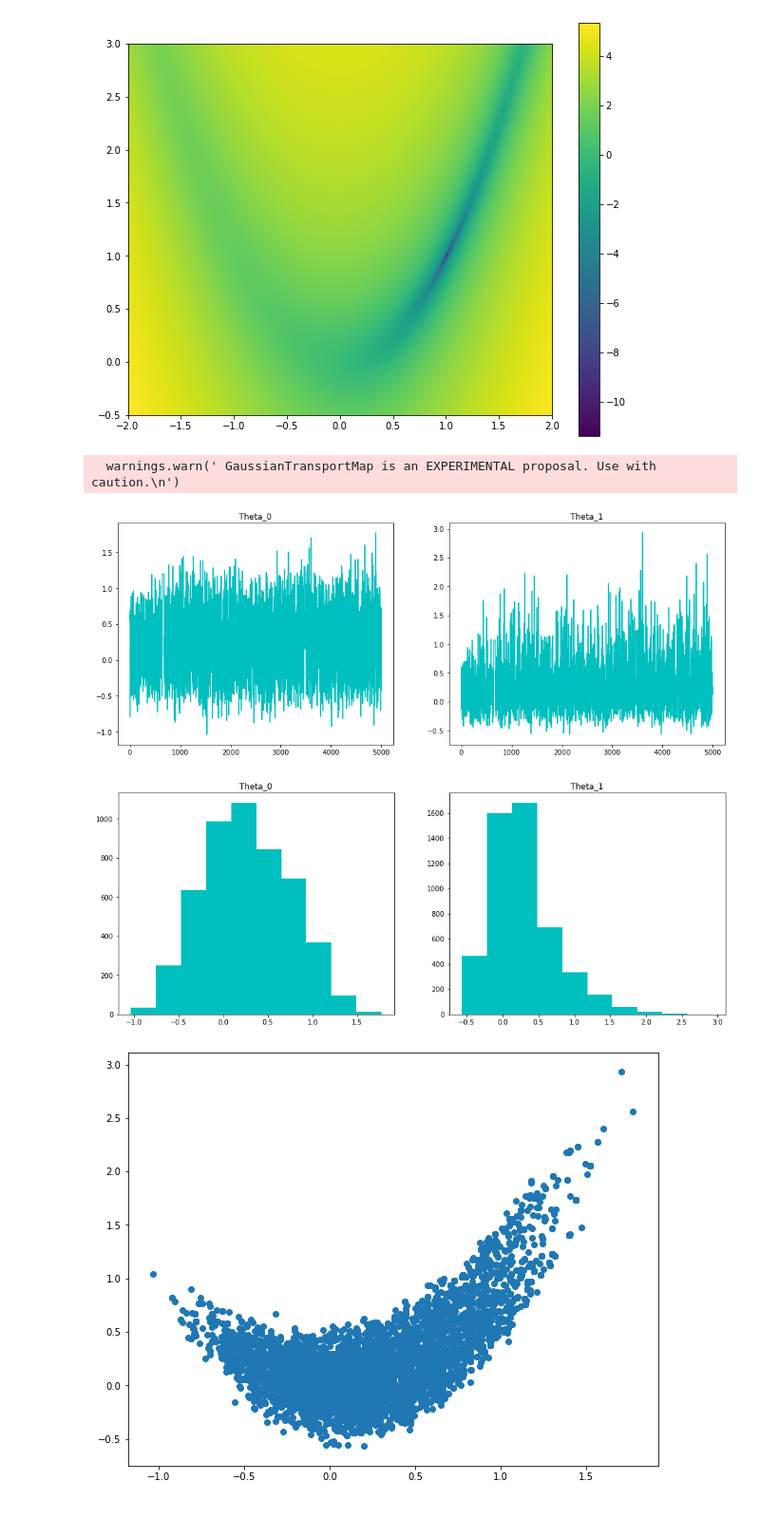
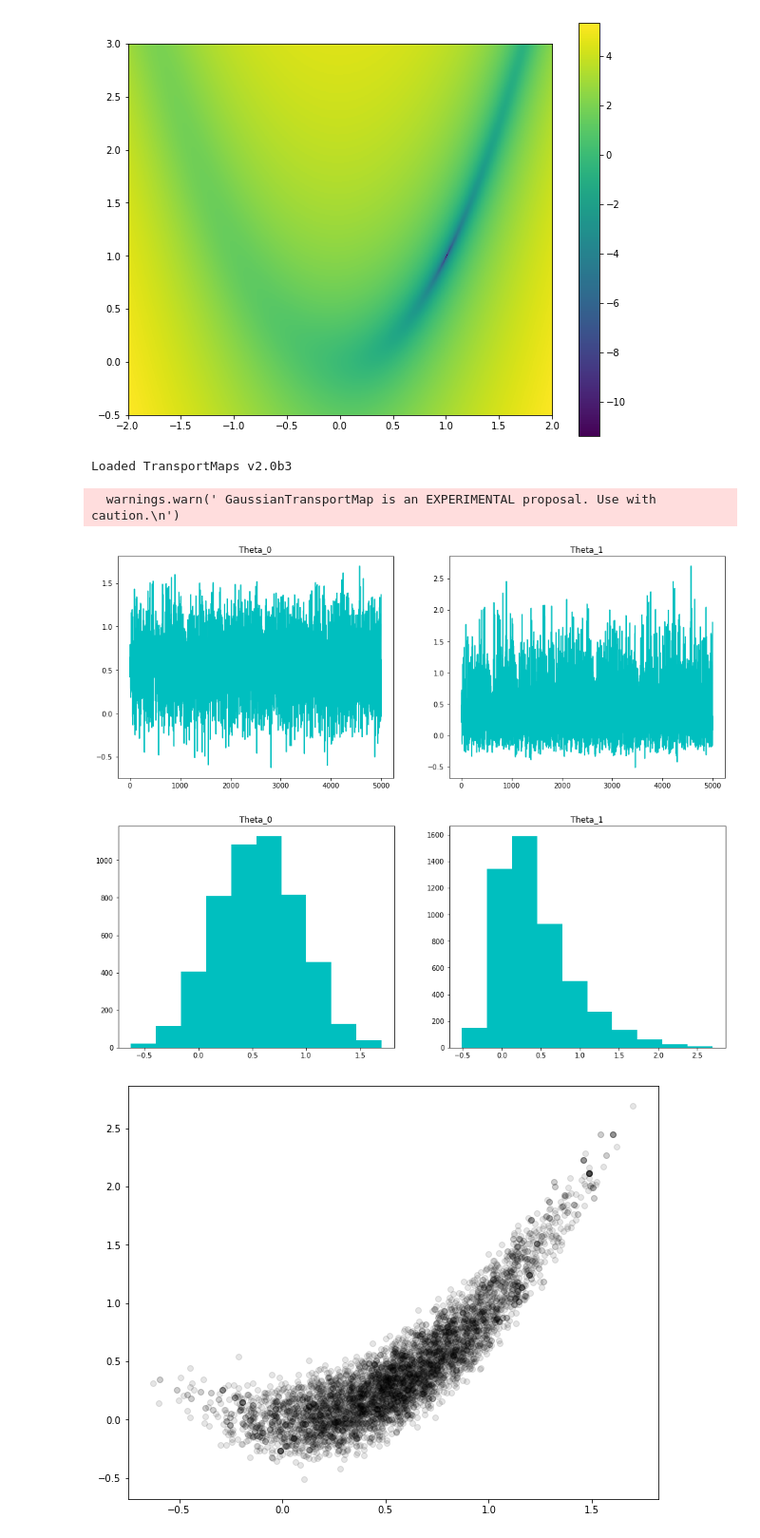
Before and after one commit to mikkelbue/tinyDA, a Jupyter notebook: Chain-TransportMap.ipynb, the cells around one changed output. Shown at 95% size. Saved outputs shown, nothing was run; the diff lists cells and outputs as text; code cells hidden in the pictures.

Commit message:
Refactored GaussianTransportMap as a wrapper for other proposals

```diff
--- a/Chain-TransportMap.ipynb
+++ b/Chain-TransportMap.ipynb
@@ -37,15 +37,17 @@ class MyLinkFactory(tda.LinkFactory):
         return output, qoi
 # %%
 my_link_factory = MyLinkFactory(my_prior, my_loglike)
-# %%
-gtp_cov = 1*np.eye(n_par)
-gtp_t0 = 2000
-gtp_period = 100
-gtp_independent = True
-gtp_adaptive = True
-my_proposal = tda.GaussianTransportMap(C=gtp_cov, t0=gtp_t0, period=gtp_period, independence_sampler=gtp_independent, adaptive=gtp_adaptive)
-# %% [output]
-  warnings.warn(' GaussianTransportMap is an EXPERIMENTAL proposal. Use with caution.\n')
+# %%
+pcn_scaling = 0.1
+pcn_adaptive = True
+my_kernel = tda.CrankNicolson(C=cov_prior, scaling=pcn_scaling, adaptive=pcn_adaptive)
+
+gtm_t0 = 2000
+gtm_independent = True
+my_proposal = tda.GaussianTransportMap(my_kernel, t0=gtm_t0, independence_sampler=gtm_independent)
+# %% [output]
+Loaded TransportMaps v2.0b3
+  warnings.warn(' GaussianTransportMap is an EXPERIMENTAL proposal. Use with caution.\n')
 # %%
 my_chain = tda.Chain(my_link_factory, my_proposal)
 # %%
@@ -55,16 +57,16 @@ burnin = 2000
 # %%
 tda.diagnostics.plot_parameters(np.array([link.parameters for link in my_chain.chain]), [0,1], burnin=burnin)
 # %% [output]
-[figure, old version]
+[figure, new version]
 # %%
 tda.diagnostics.plot_parameters(np.array([link.parameters for link in my_chain.chain]), [0,1], burnin=burnin, plot_type='histogram')
 # %% [output]
-[figure, old version]
+[figure, new version]
 # %%
 plt.figure(figsize=(10,8))
-plt.scatter(np.array([link.parameters[0] for link in my_chain.chain[burnin:]]), np.array([link.parameters[1] for link in my_chain.chain[burnin:]]))
+plt.scatter(np.array([link.parameters[0] for link in my_chain.chain[burnin:]]), np.array([link.parameters[1] for link in my_chain.chain[burnin:]]), c='k', alpha=0.1)
 plt.show()
 # %% [output]
-[figure, old version]
+[figure, new version]
 # %%
 samples = np.random.normal(size=(10000,2))
```
Also changed, not shown: parts of 2 cells of this notebook, 3 other files.
